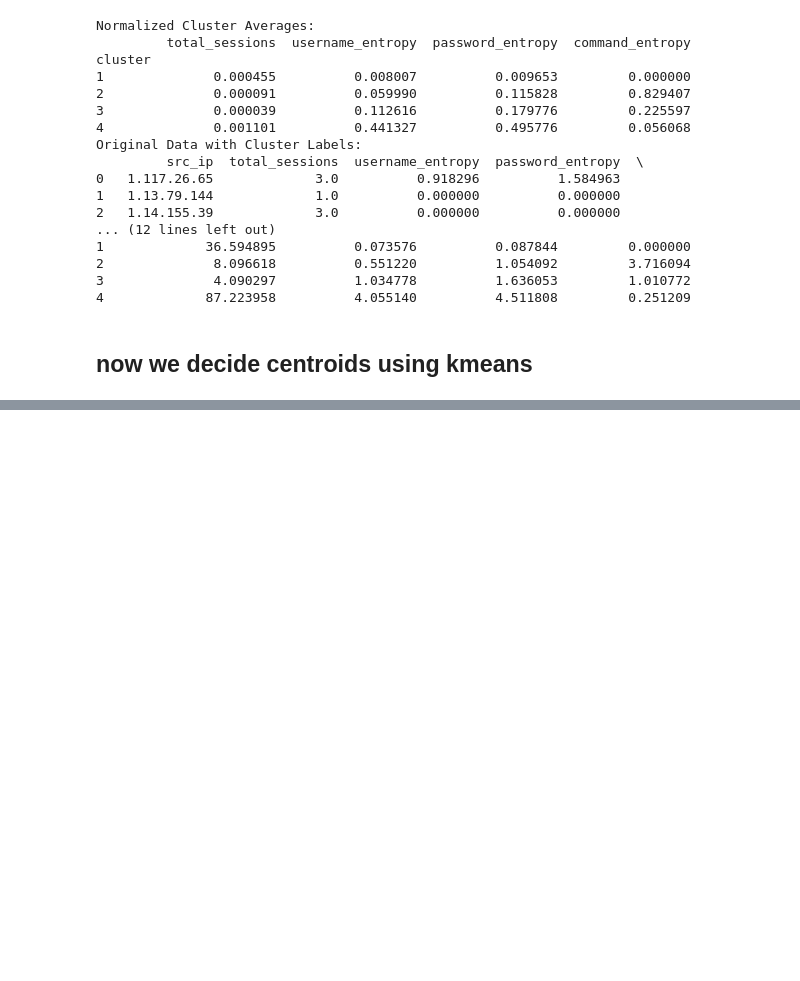
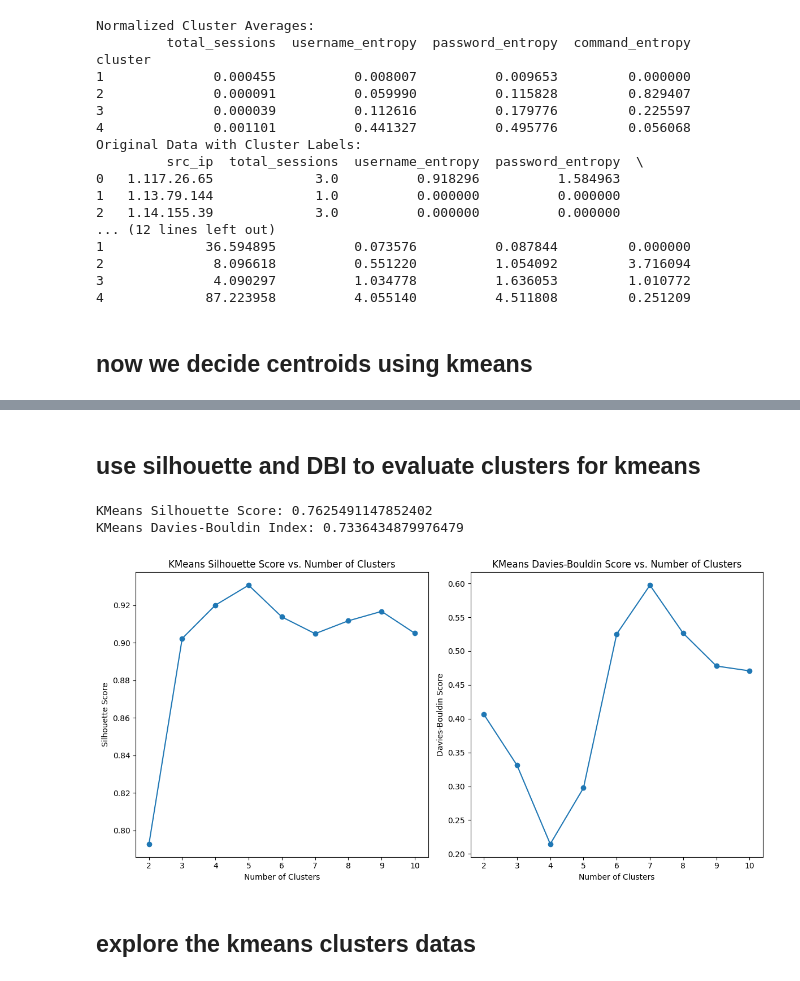
Before and after one commit to E-Savage/Cowrie-Behavioral-Analyasis, a Jupyter notebook: honeypot_entropy_analysis.ipynb, the cells around one changed output, grey strips where cells are left out. Saved outputs shown, nothing was run; the diff lists cells and outputs as text; code cells hidden in the pictures; blank space fills up the shorter version.

```diff
--- a/honeypot_entropy_analysis.ipynb
+++ b/honeypot_entropy_analysis.ipynb
@@ -306,0 +364,49 @@ Data with KMeans Cluster Labels:
+# %% [markdown]
+## use silhouette and DBI to evaluate clusters for kmeans
+# %%
+# use silhouette and DBI to evaluate clusters for kmeans
+from sklearn.metrics import silhouette_score, davies_bouldin_score
+
+silhouette_avg = silhouette_score(kmeans_df.values, kmeans.labels_)
+dbi = davies_bouldin_score(kmeans_df.values, kmeans.labels_)
+print(f"KMeans Silhouette Score: {silhouette_avg}")
+print(f"KMeans Davies-Bouldin Index: {dbi}")
+#!/usr/bin/env python3
+
+# make graphs to check number of clusters for kmeans using the normalized dataframe from before
+from sklearn.cluster import KMeans
+from sklearn.metrics import silhouette_score, davies_bouldin_score
+import matplotlib.pyplot as plt
+import numpy as np
+
+silhouette_scores = []
+davies_bouldin_scores = []
+k_range = range(2, 11)
+for k in k_range:
+    kmeans = KMeans(n_clusters=k, random_state=42, n_init='auto')
+    labels = kmeans.fit_predict(normalized_data.drop(columns=['cluster']))
+    silhouette_avg = silhouette_score(normalized_data.drop(columns=['cluster']), labels)
+    dbi = davies_bouldin_score(normalized_data.drop(columns=['cluster']), labels)
+    silhouette_scores.append(silhouette_avg)
+    davies_bouldin_scores.append(dbi)
+# Plotting the scores
+plt.figure(figsize=(12, 6))
+plt.subplot(1, 2, 1)
+plt.plot(k_range, silhouette_scores, marker='o')
+plt.title('KMeans Silhouette Score vs. Number of Clusters')
+plt.xlabel('Number of Clusters')
+plt.ylabel('Silhouette Score')
+plt.subplot(1, 2, 2)
+plt.plot(k_range, davies_bouldin_scores, marker='o')
+plt.title('KMeans Davies-Bouldin Score vs. Number of Clusters')
+plt.xlabel('Number of Clusters')
+plt.ylabel('Davies-Bouldin Score')
+plt.tight_layout()
+plt.savefig('icc_plots/kmeans_cluster_evaluation.png', dpi=300, bbox_inches='tight')
+plt.show()
+# %% [output]
+KMeans Silhouette Score: 0.7625491147852402
+KMeans Davies-Bouldin Index: 0.7336434879976479
+[figure, added]
+# %% [markdown]
+## explore the kmeans clusters datas
```
Also changed, not shown: parts of 9 cells of this notebook, 4 other files.
